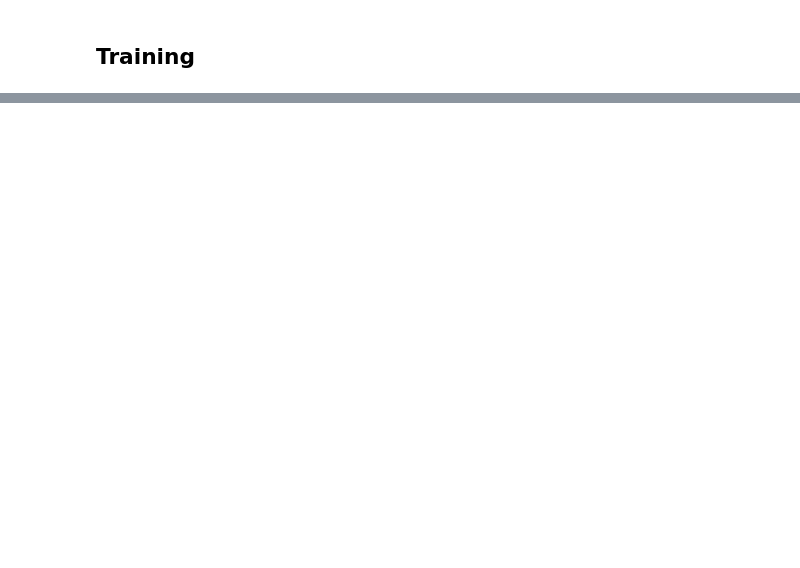
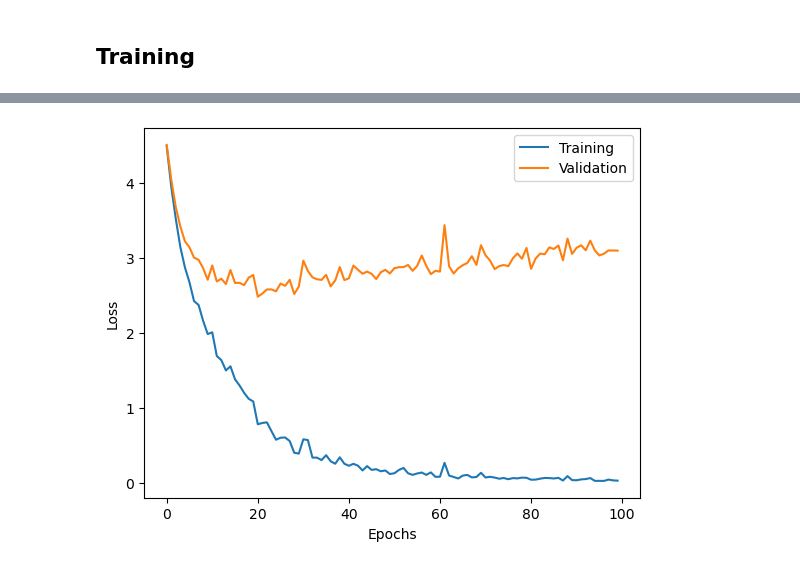
Before and after one commit to D-Agar/imlo_courework, a Jupyter notebook: coursework.ipynb, the cells around one changed output, grey strips where cells are left out. Saved outputs shown, nothing was run; the diff lists cells and outputs as text; code cells hidden in the pictures; blank space fills up the shorter version.

```diff
--- a/coursework.ipynb
+++ b/coursework.ipynb
@@ -554,3 +703,5 @@ optimiser = optim.SGD(model.parameters(), lr=0.001, momentum=0.9)
+# %%
+valid_loader = DataLoader(valid_dataset, batch_size, shuffle=True, num_workers=4, generator=torch.Generator(device=device))
 # %%
 def train(dataloader, model, loss_fn, optimiser):
     size = len(dataloader.dataset)
@@ -583,7 +747,5 @@ def validate(dataloader, model, loss_fn):
             correct += (pred.argmax(1) == y).type(torch.float).sum().item()
     val_loss /= num_batches
     correct /= size
-    print(f"Test Error: \nAccuracy: {(100*correct):>0.1f}%, Avg loss: {val_loss:>8f} \n")
-    return correct
+    print(f"Validation Error: \nAccuracy: {(100*correct):>0.1f}%, Avg loss: {val_loss:>8f} \n")
+    return correct, val_loss
-# %%
-valid_loader = DataLoader(valid_dataset, batch_size, shuffle=True, num_workers=2, generator=torch.Generator(device=device))
@@ -590,22 +803,8 @@ valid_loader = DataLoader(valid_dataset, batch_size, shuffle=True, num_workers=2
 # %%
-epochs = 20
-start_time = time.time()
-losses = []
-best_acc = 0
-PATH = 'model8.pth'
+epochs = 100
+PATH = 'models/model6.pth'
 
-print("[INFO] Training starting...")
-for e in range(epochs):
-    print(f"Epoch {e+1}\n-------------------------------")
-    train(train_loader, model, criterion, optimiser)
-    val_acc = validate(valid_loader, model, criterion)
-    if val_acc > best_acc:
-        best_acc = val_acc
-        torch.save(model.state_dict(), PATH)
-
-finish_time = time.time()
-print("[INFO] Testing and training completed.")
-print(f"Elapsed time: {math.floor((finish_time-start_time)/60)}:{math.floor((finish_time-start_time)%60)}")
+train_losses, train_accuracies, val_losses, val_accuracies = train_val_model(model, train_loader, valid_loader, criterion, optimiser, epochs, PATH)
 # %% [output]
 [INFO] Training starting...
 Epoch 1
@@ -626,0 +826,10 @@ Elapsed time: 4:7
+# %%
+# Visualise the losses
+plt.plot(train_losses, label='Training')
+plt.plot(val_losses, label='Validation')
+plt.xlabel('Epochs')
+plt.ylabel('Loss')
+plt.legend()
+plt.show()
+# %% [output]
+[figure, added]
```
Also changed, not shown: parts of 40 cells of this notebook.
